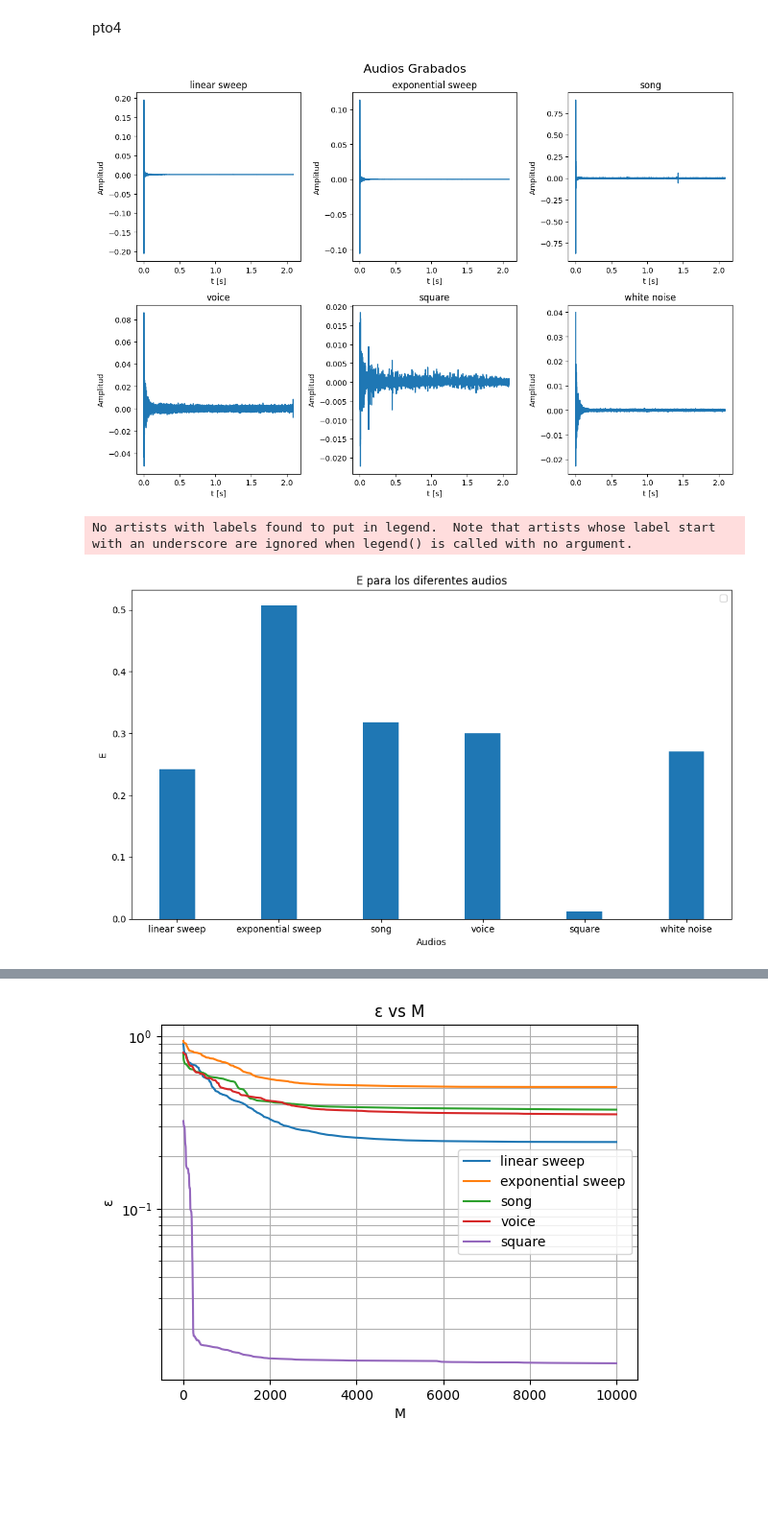
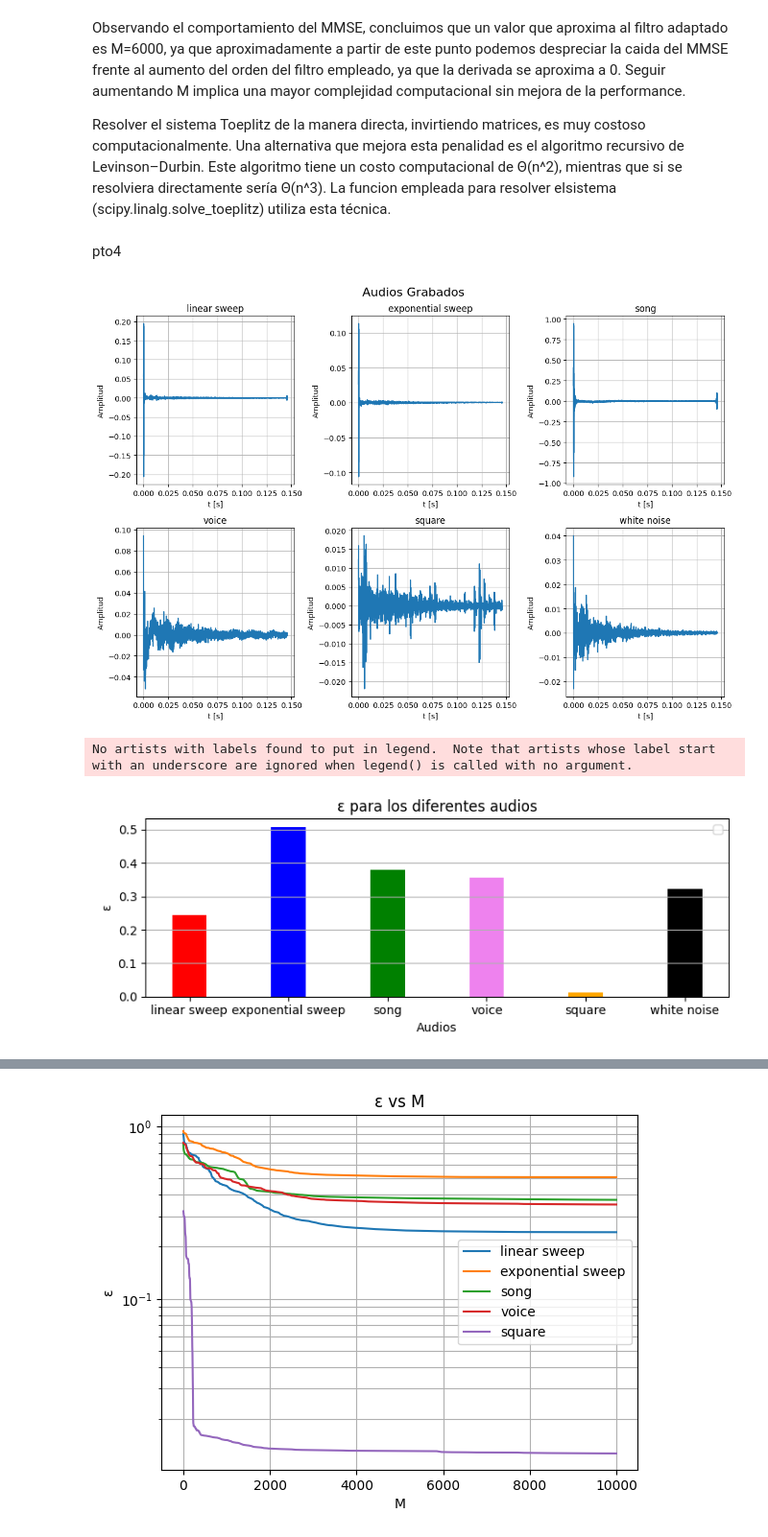
Before and after one commit to JBatRey/Procesamiento-Adaptativo-de-Se-ales-Aleatorias, a Jupyter notebook: TP2/tp2_main.ipynb, the cells around one changed output, grey strips where cells are left out. Shown at 96% size. Cells and saved outputs as stored; diff of their text form; code cells hidden in the pictures; blank space fills up the shorter version.

```diff
--- a/TP2/tp2_main.ipynb
+++ b/TP2/tp2_main.ipynb
@@ -37,7 +37,7 @@ def calc_delay(audio_original, audio_grabado):
     delay_seconds = delay_samples / 48000
     return delay_samples
 
-def make_filter(M, r, p):
+def make_filter(M, r, p, var):
     wo = linalg.solve_toeplitz(r[:M],p[:M], check_finite= True)
-    Jo = np.var(audio_grabado) - p[:M].dot(wo)
+    Jo = var - p[:M].dot(wo)
     return wo, Jo
@@ -132,13 +140,7 @@ m_array = [int(x) for x in (np.logspace(0, 4.2, num = 500))]
 Jo_array = []
 Epsilon_array = []
 for m in m_array:
-    wo, Jo = make_filter(m, r, p)
+    var_rec = np.var(audio_grabado)
+    wo, Jo = make_filter(m, r, p, var_rec)
     Jo_array.append(Jo)
-    Epsilon_array.append(Jo/np.var(audio_grabado))
-
-    plt.title('Jo vs M')
-plt.xlabel('M')
-plt.ylabel('Jo')
-plt.grid(which='both')
-plt.semilogy(m_array, Jo_array,label = labels[0])
-plt.legend()
+    Epsilon_array.append(Jo/var_rec)
@@ -151,6 +168,12 @@ M = 6000
+# %% [markdown]
+Observando el comportamiento del MMSE, concluimos que un valor que aproxima al filtro adaptado es M=6000, ya que aproximadamente a partir de este punto podemos despreciar la caida del MMSE frente al aumento del orden del filtro empleado, ya que la derivada se aproxima a 0. Seguir aumentando M implica una mayor complejidad computacional sin mejora de la performance.
+
+Resolver el sistema Toeplitz de la manera directa, invirtiendo matrices, es muy costoso computacionalmente. Una alternativa que mejora esta penalidad es el algoritmo recursivo de Levinson–Durbin. Este algoritmo tiene un costo computacional de Θ(n^2), mientras que si se resolviera directamente sería Θ(n^3). La funcion empleada para resolver elsistema (scipy.linalg.solve_toeplitz) utiliza esta técnica.
 # %% [markdown]
 pto4
 # %%
+M=7000
+
 fig, axs = plt.subplots(2, 3, figsize=(12, 8))
 wo_array =[]
 Jo_array = []
@@ -170,7 +193,7 @@ for i in range(6):
     r = correlate(audio_original, audio_original, 'full')[len(audio_original)-1:] / len(audio_original)
     p = correlate(audio_grabado, audio_original, 'full')[len(audio_original)-1:] / len(audio_original)
 
-    wo, Jo = make_filter(M, r, p)
+    wo, Jo = make_filter(M, r, p, np.var(audio_grabado))
     Jo_array.append(Jo)
     E_array.append(Jo/np.var(audio_grabado))
     wo_array.append(wo)
@@ -182,6 +205,7 @@ for i in range(6):
     axs[row, col].set_xlabel('t [s]')
     axs[row, col].set_ylabel('Amplitud')
     axs[row, col].set_title(labels[i])
+    axs[row, col].grid()
     #axs[row, col].set_xlim(20,20000)
 
 # Adjust layout and spacing
@@ -190,36 +214,37 @@ fig.suptitle('Audios Grabados', fontsize=16,  y=1.02)
 # Show the plot
 plt.show()
 # %% [output]
-[figure, old version]
+[figure, new version]
 # %%
 import matplotlib.pyplot as plt
 import numpy as np
 
 
 
 # Create an array for the x-axis positions
 x = np.arange(len(labels))
 
 # Define the width of each bar
 bar_width = 0.35
 
 # Create the grouped bar chart
-plt.figure(figsize=(10, 6))
-plt.bar(x, E_array, bar_width)
+plt.figure(figsize=(7.5, 3))
+plt.bar(x, E_array, bar_width, color=["red", "blue", "green", "violet", "orange","black"])
 
 # Adding labels and title
 plt.xlabel('Audios')
-plt.ylabel('E')
-plt.title('E para los diferentes audios')
+plt.ylabel('ε')
+plt.title('ε para los diferentes audios')
 plt.xticks(x, labels)
+plt.grid(axis="y")
 plt.legend()
 
 # Show the plot
 plt.tight_layout()
 plt.show()
 # %% [output]
 No artists with labels found to put in legend.  Note that artists whose label start with an underscore are ignored when legend() is called with no argument.
-[figure, old version]
+[figure, new version]
 # %%
 from scipy.signal.windows import parzen
 fig, axs = plt.subplots(2, 3, figsize=(12, 8))
```
Also changed, not shown: parts of 11 cells of this notebook, 13 other files.
